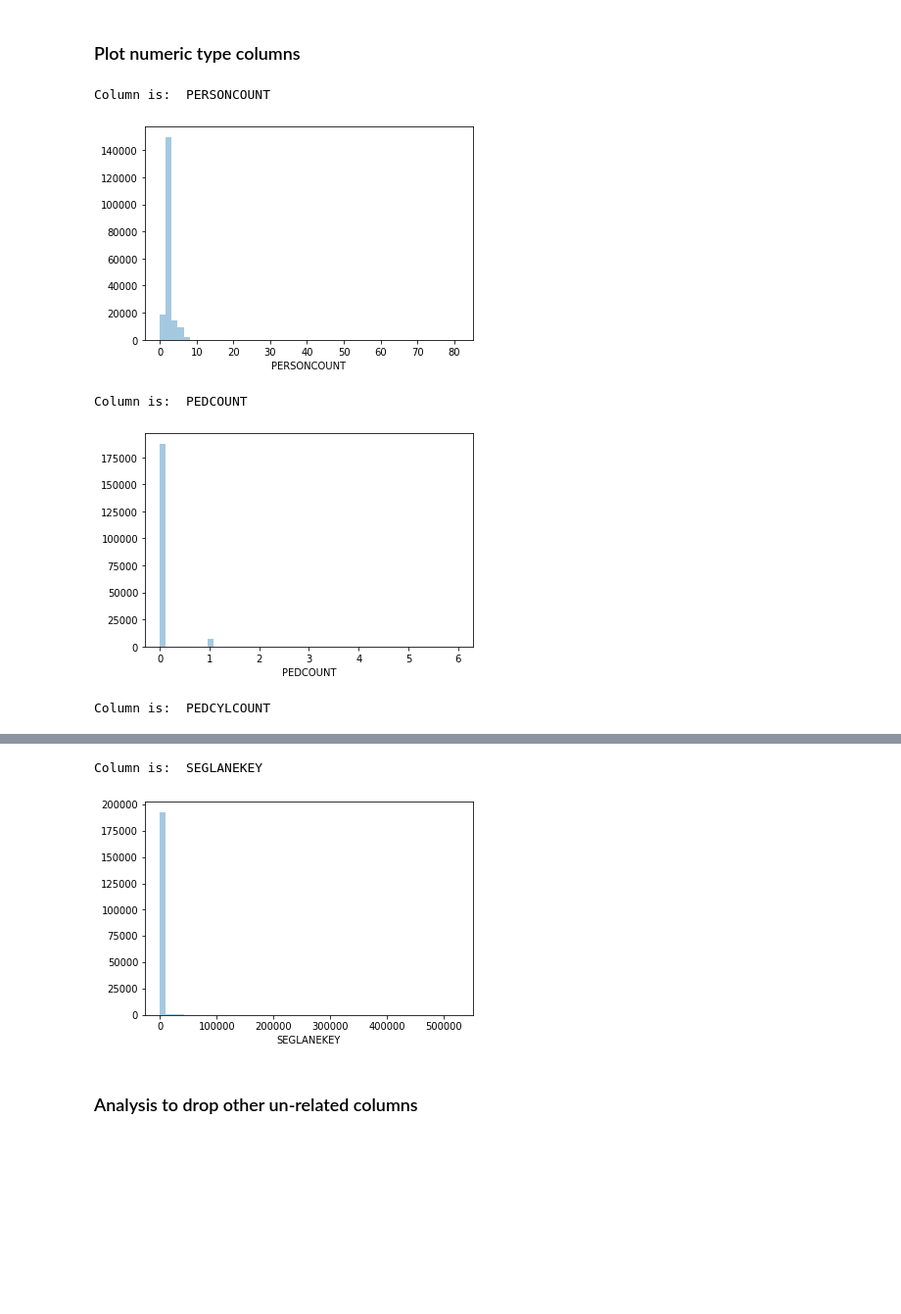
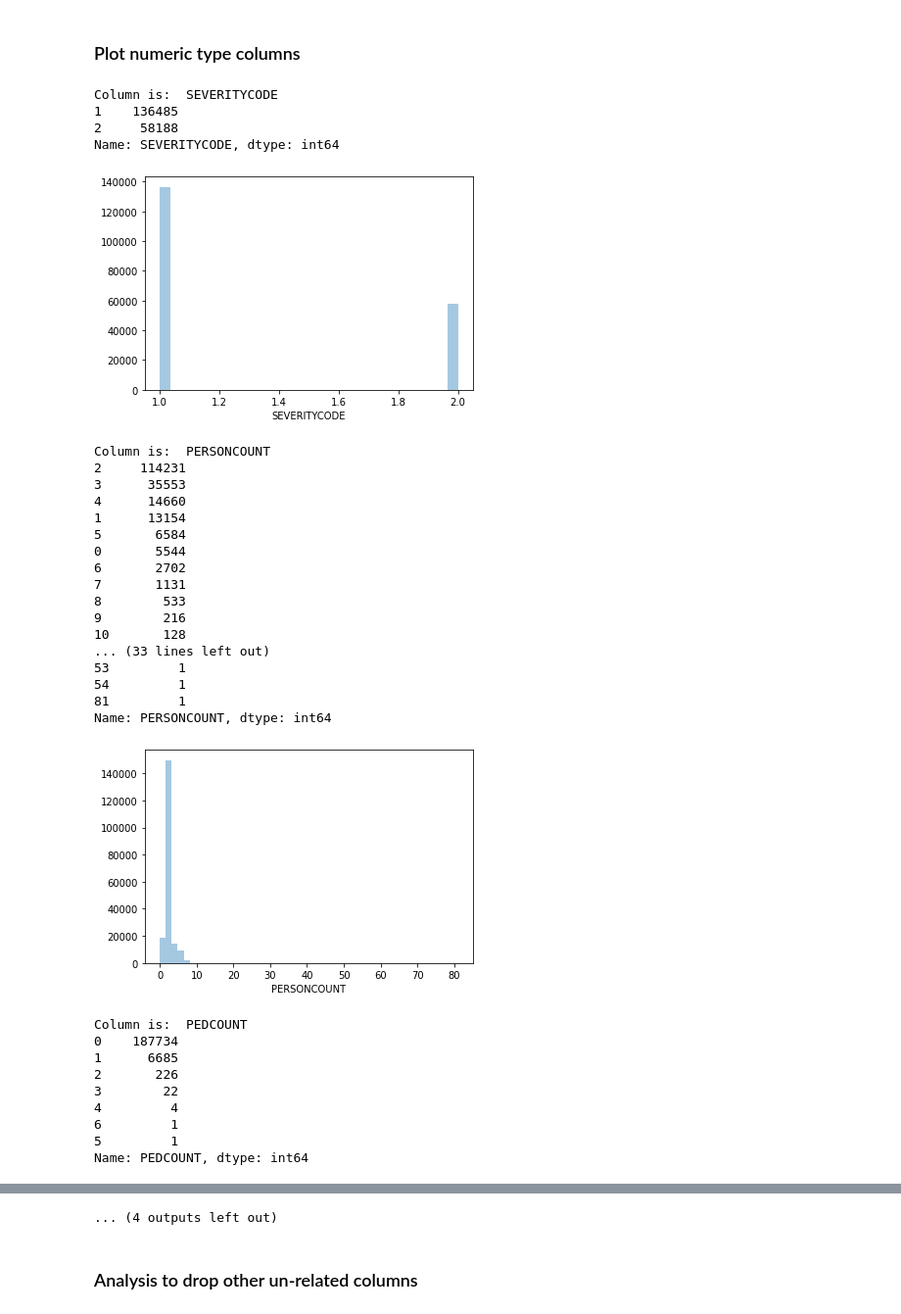
Before and after one commit to wgwei/Coursera_Capstone, a Jupyter notebook: Project_capstone.ipynb, the cells around one changed output, grey strips where cells are left out. Shown at 98% size. Saved outputs shown, nothing was run; the diff lists cells and outputs as text; code cells hidden in the pictures; blank space fills up the shorter version.

```diff
--- a/Project_capstone.ipynb
+++ b/Project_capstone.ipynb
@@ -57,12 +58,13 @@ Columns with >30% NaN: ['INTKEY', 'EXCEPTRSNCODE', 'EXCEPTRSNDESC', 'INATTENTION
 ### Plot object type columns
 # %%
 print(df.info())
-object_types = ["ADDRTYPE", "SEVERITYDESC", \
+object_types = ["ADDRTYPE", "SEVERITYDESC", "STATUS", \
                 "COLLISIONTYPE", "JUNCTIONTYPE", "SDOT_COLDESC", "INATTENTIONIND", "UNDERINFL", \
                "WEATHER", "ROADCOND", "LIGHTCOND", "PEDROWNOTGRNT", "SPEEDING", \
                "ST_COLCODE", "ST_COLDESC", "HITPARKEDCAR"]
 for ind in object_types:
     print("Index: ", ind)
+    print(df[ind].value_counts())
     plt.figure()
     sns.catplot(y=ind, kind="count", data=df)
     plt.show()
@@ -99,16 +118,44 @@ Index:  JUNCTIONTYPE
 # %% [markdown]
 ### Plot numeric type columns
 # %%
-number_types = ["PERSONCOUNT", "PEDCOUNT", "PEDCYLCOUNT", "VEHCOUNT", "SDOT_COLCODE", \
+number_types = ["SEVERITYCODE", "PERSONCOUNT", "PEDCOUNT", "PEDCYLCOUNT", "VEHCOUNT", "SDOT_COLCODE", \
                 "SDOTCOLNUM", "SEGLANEKEY"]
 for ind in number_types:
     print("Column is: ", ind)
     plt.figure()
     sns.distplot(df[ind], kde=False)
+    print(df[ind].value_counts())
     plt.show()
 # %% [output]
-Column is:  PERSONCOUNT
+Column is:  SEVERITYCODE
+1    136485
+2     58188
+Name: SEVERITYCODE, dtype: int64
-[figure, old version]
+[figure, new version]
-Column is:  PEDCOUNT
+Column is:  PERSONCOUNT
+2     114231
+3      35553
+4      14660
+1      13154
+5       6584
+0       5544
+6       2702
+7       1131
+8        533
+9        216
+10       128
+... (33 lines left out)
+53         1
+54         1
+81         1
+Name: PERSONCOUNT, dtype: int64
-[figure, old version]
+[figure, new version]
-Column is:  PEDCYLCOUNT
+Column is:  PEDCOUNT
+0    187734
+1      6685
+2       226
+3        22
+4         4
+6         1
+5         1
+Name: PEDCOUNT, dtype: int64
@@ -122,4 +203,3 @@ Column is:  SDOTCOLNUM
-Column is:  SEGLANEKEY
+... (4 outputs left out)
-[figure, removed]
 # %% [markdown]
 ### Analysis to drop other un-related columns
```
Also changed, not shown: parts of 16 cells of this notebook.
